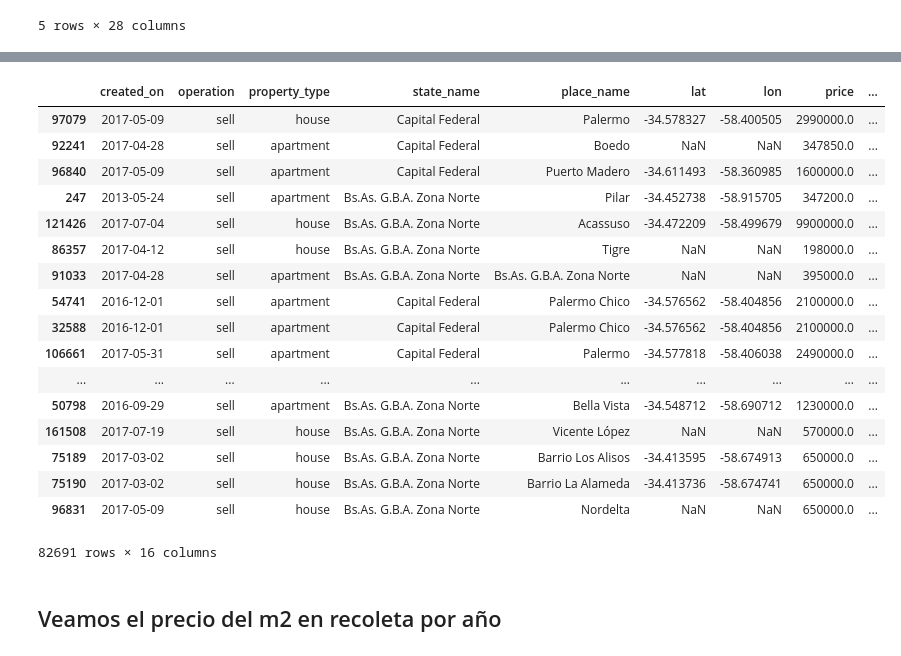
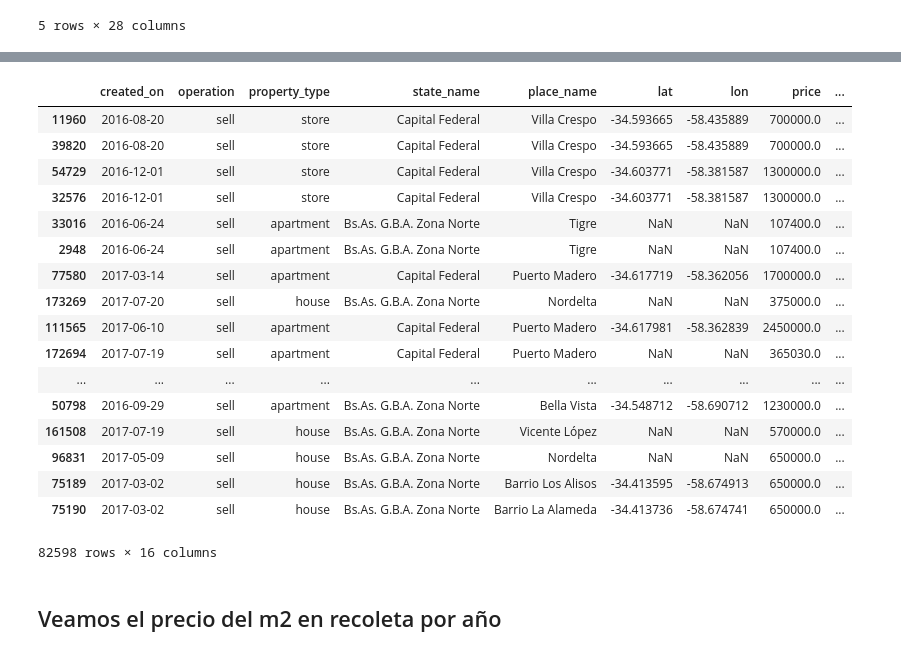
Before and after one commit to Belovic94/TP1-Analisis-Exploratorio, a Jupyter notebook: Analisis Subte y mas.ipynb, the cells around one changed output, grey strips where cells are left out. Cells and saved outputs as stored; diff of their text form; code cells hidden in the pictures.

```diff
--- a/Analisis Subte y mas.ipynb
+++ b/Analisis Subte y mas.ipynb
@@ -80,28 +80,28 @@ memory usage: 109.2+ MB
 #Solo me quedo con CAP FED y GBA
 dataCapGba = data.loc[(data.state_name.str.contains('Capital Federal') | data.state_name.str.contains('G.B.A') ), ['created_on','operation', 'property_type', 'state_name', 'place_name', 'lat', 'lon', 'price', 'surface_total_in_m2', 'surface_covered_in_m2', 'price_usd_per_m2', 'price_per_m2', 'floor', 'rooms', 'expenses', 'description']]
 # %%
-dataCapGbaMenoresA10K = dataCapGba.loc[dataCapGba['price_usd_per_m2'] < 10000,:]
+dataCapGbaMenoresA10K = dataCapGba.loc[dataCapGba['price_usd_per_m2'] < 9000,:]
 dataCapGbamayoresA1000 = dataCapGbaMenoresA10K.loc[dataCapGbaMenoresA10K['price_usd_per_m2'] > 1000,:]
 dataCapGbamayoresA1000.sort_values('price_usd_per_m2', ascending = False)
 # %% [output]
 |  | created_on | operation | property_type | state_name | place_name | lat | lon | price | ... |
-| 97079 | 2017-05-09 | sell | house | Capital Federal | Palermo | -34.578327 | -58.400505 | 2990000.0 | ... |
-| 92241 | 2017-04-28 | sell | apartment | Capital Federal | Boedo | NaN | NaN | 347850.0 | ... |
-| 96840 | 2017-05-09 | sell | apartment | Capital Federal | Puerto Madero | -34.611493 | -58.360985 | 1600000.0 | ... |
-| 247 | 2013-05-24 | sell | apartment | Bs.As. G.B.A. Zona Norte | Pilar | -34.452738 | -58.915705 | 347200.0 | ... |
-| 121426 | 2017-07-04 | sell | house | Bs.As. G.B.A. Zona Norte | Acassuso | -34.472209 | -58.499679 | 9900000.0 | ... |
-| 86357 | 2017-04-12 | sell | house | Bs.As. G.B.A. Zona Norte | Tigre | NaN | NaN | 198000.0 | ... |
-| 91033 | 2017-04-28 | sell | apartment | Bs.As. G.B.A. Zona Norte | Bs.As. G.B.A. Zona Norte | NaN | NaN | 395000.0 | ... |
-| 54741 | 2016-12-01 | sell | apartment | Capital Federal | Palermo Chico | -34.576562 | -58.404856 | 2100000.0 | ... |
-| 32588 | 2016-12-01 | sell | apartment | Capital Federal | Palermo Chico | -34.576562 | -58.404856 | 2100000.0 | ... |
-| 106661 | 2017-05-31 | sell | apartment | Capital Federal | Palermo | -34.577818 | -58.406038 | 2490000.0 | ... |
+| 11960 | 2016-08-20 | sell | store | Capital Federal | Villa Crespo | -34.593665 | -58.435889 | 700000.0 | ... |
+| 39820 | 2016-08-20 | sell | store | Capital Federal | Villa Crespo | -34.593665 | -58.435889 | 700000.0 | ... |
+| 54729 | 2016-12-01 | sell | store | Capital Federal | Villa Crespo | -34.603771 | -58.381587 | 1300000.0 | ... |
+| 32576 | 2016-12-01 | sell | store | Capital Federal | Villa Crespo | -34.603771 | -58.381587 | 1300000.0 | ... |
+| 33016 | 2016-06-24 | sell | apartment | Bs.As. G.B.A. Zona Norte | Tigre | NaN | NaN | 107400.0 | ... |
+| 2948 | 2016-06-24 | sell | apartment | Bs.As. G.B.A. Zona Norte | Tigre | NaN | NaN | 107400.0 | ... |
+| 77580 | 2017-03-14 | sell | apartment | Capital Federal | Puerto Madero | -34.617719 | -58.362056 | 1700000.0 | ... |
+| 173269 | 2017-07-20 | sell | house | Bs.As. G.B.A. Zona Norte | Nordelta | NaN | NaN | 375000.0 | ... |
+| 111565 | 2017-06-10 | sell | apartment | Capital Federal | Puerto Madero | -34.617981 | -58.362839 | 2450000.0 | ... |
+| 172694 | 2017-07-19 | sell | apartment | Capital Federal | Puerto Madero | NaN | NaN | 365030.0 | ... |
 | ... | ... | ... | ... | ... | ... | ... | ... | ... | ... |
 | 50798 | 2016-09-29 | sell | apartment | Bs.As. G.B.A. Zona Norte | Bella Vista | -34.548712 | -58.690712 | 1230000.0 | ... |
 | 161508 | 2017-07-19 | sell | house | Bs.As. G.B.A. Zona Norte | Vicente López | NaN | NaN | 570000.0 | ... |
+| 96831 | 2017-05-09 | sell | house | Bs.As. G.B.A. Zona Norte | Nordelta | NaN | NaN | 650000.0 | ... |
 | 75189 | 2017-03-02 | sell | house | Bs.As. G.B.A. Zona Norte | Barrio Los Alisos | -34.413595 | -58.674913 | 650000.0 | ... |
 | 75190 | 2017-03-02 | sell | house | Bs.As. G.B.A. Zona Norte | Barrio La Alameda | -34.413736 | -58.674741 | 650000.0 | ... |
-| 96831 | 2017-05-09 | sell | house | Bs.As. G.B.A. Zona Norte | Nordelta | NaN | NaN | 650000.0 | ... |
-82691 rows × 16 columns
+82598 rows × 16 columns
 # %%
 dataCapGbaSupmayor5 = dataCapGbamayoresA1000.loc[dataCapGbamayoresA1000['surface_total_in_m2'] > 5, :]
 dataCapGbaSupmayor5.loc[:, "year"] = dataCapGbaSupmayor5.apply(lambda x: x["created_on"].partition("-")[0], axis = 1)
```
Also changed, not shown: parts of 18 cells of this notebook.
